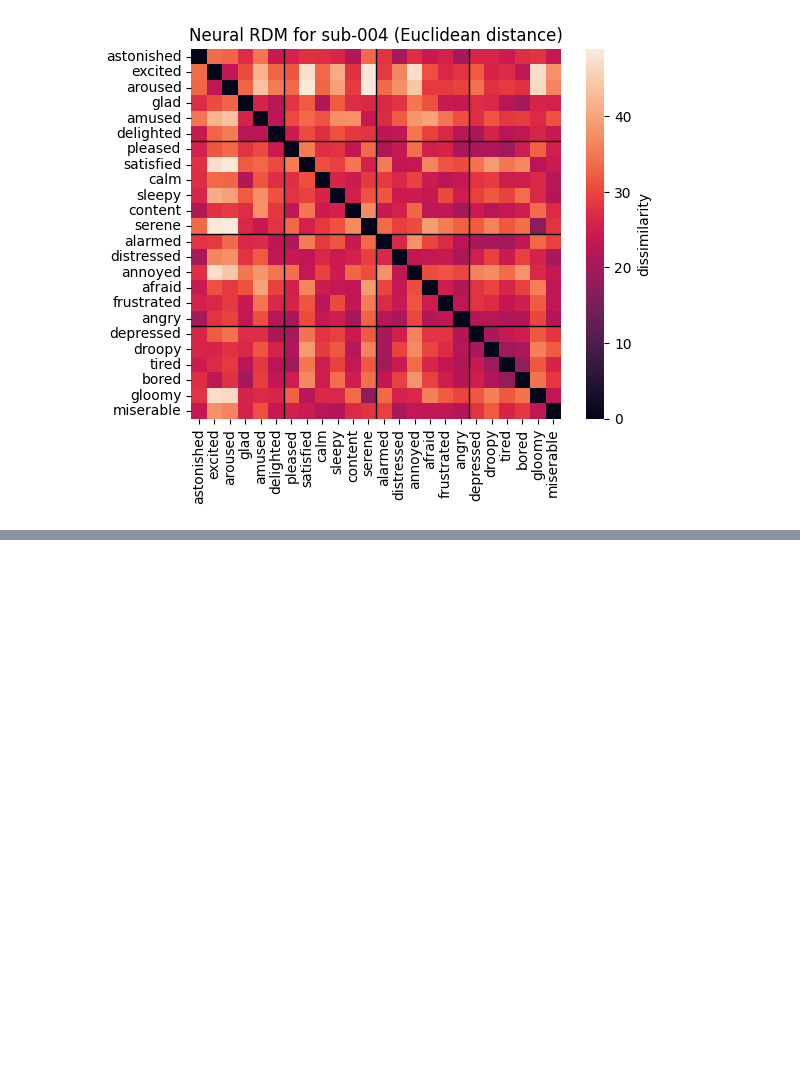
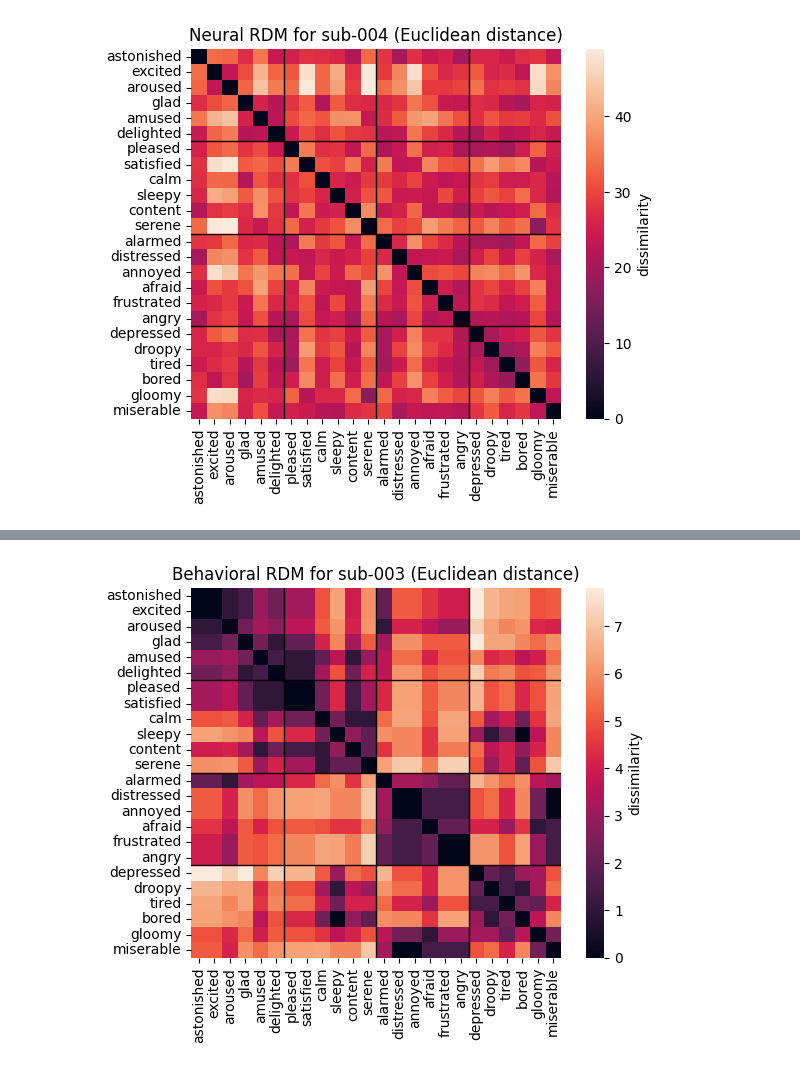
Before and after one commit to cg6845/neu502b_preprocess, a Jupyter notebook: rsa_analysis.ipynb, the cells around one changed output, grey strips where cells are left out. Cells and saved outputs as stored; diff of their text form; code cells hidden in the pictures; blank space fills up the shorter version.

```diff
--- a/rsa_analysis.ipynb
+++ b/rsa_analysis.ipynb
@@ -181,0 +222,37 @@ for roi_label, emotion_word_betas_list in emotion_word_betas_lists.items():
+# %%
+## create behavioral RSMs
+
+# build behavioral RSM
+behavioral_rsm = np.zeros((n_stimuli, n_stimuli))
+
+for i in range(n_stimuli):
+    word_id_i = i + 1
+
+    for j in range(n_stimuli):
+        word_id_j = j + 1
+
+        valence_i = behavioral_data_sub.loc[behavioral_data_sub["word_id"] == word_id_i, "valence_rating"].iloc[0]
+        arousal_i = behavioral_data_sub.loc[behavioral_data_sub["word_id"] == word_id_i, "arousal_rating"].iloc[0]
+
+        valence_j = behavioral_data_sub.loc[behavioral_data_sub["word_id"] == word_id_j, "valence_rating"].iloc[0]
+        arousal_j = behavioral_data_sub.loc[behavioral_data_sub["word_id"] == word_id_j, "arousal_rating"].iloc[0]
+
+        behavioral_rsm[i, j] = np.sqrt((valence_i - valence_j)**2 + (arousal_i - arousal_j)**2)
+
+
+ax = sns.heatmap(behavioral_rsm[reorder][:, reorder],
+        # vmin = -1, vmax = 1,
+        # cmap = 'RdBu_r',
+        square = True,
+        xticklabels = word_labels[reorder],
+        yticklabels = word_labels[reorder],
+        cbar_kws = {'label': 'dissimilarity'})
+for i in range(6, 24, 6):
+    ax.axvline(i, color = 'black', lw = 1)
+    ax.axhline(i, color = 'black', lw = 1)
+plt.title(f"Behavioral RDM for {sub_uid} (Euclidean distance)")
+plt.savefig(f'{path_to_export_figs}/behavioral_rdms/{sub_uid}_behavioral_rdm.png',
+            bbox_inches='tight')
+plt.show()
+# %% [output]
+[figure, added]
```
Also changed, not shown: parts of 5 cells of this notebook, 8 other files.
